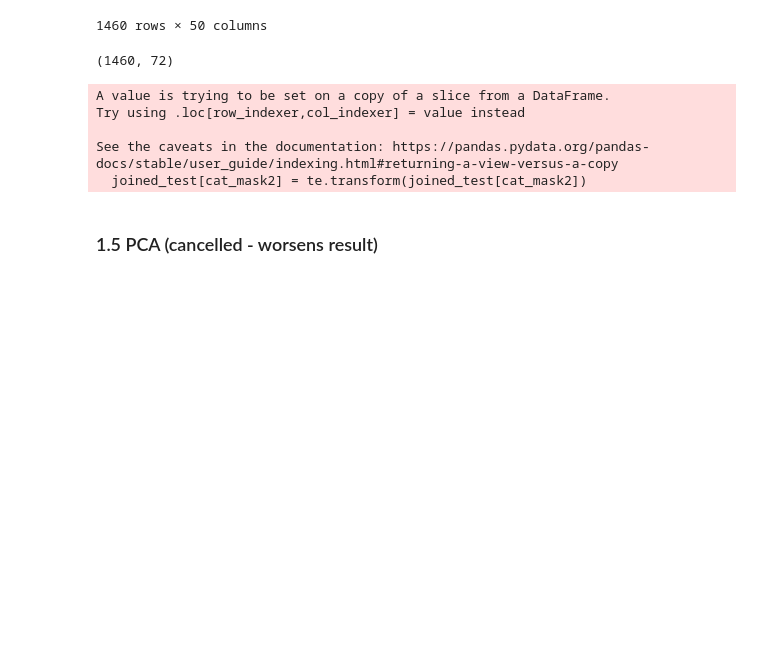
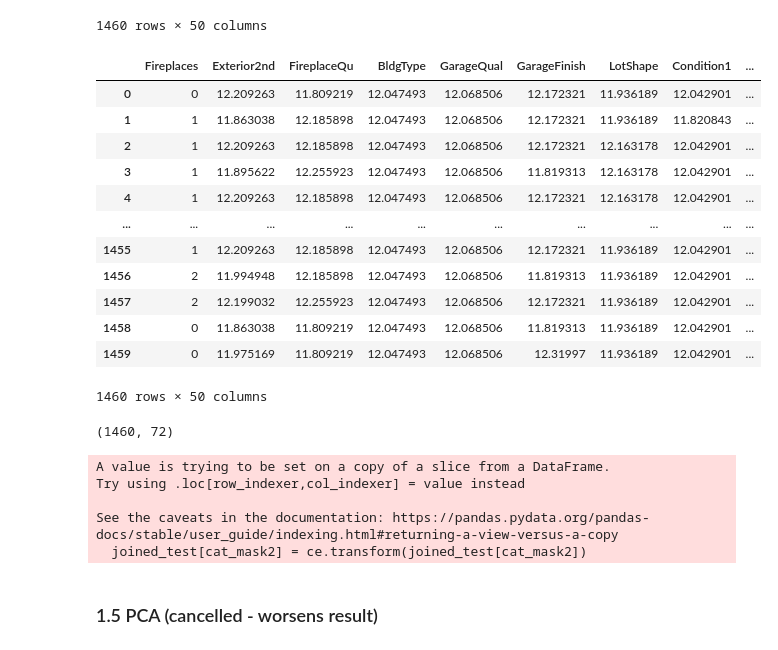
Before and after one commit to Alex-Dolgikh/house_prices_project, a Jupyter notebook: house_prices.ipynb, the cells around one changed output. Saved outputs shown, nothing was run; the diff lists cells and outputs as text; code cells hidden in the pictures; blank space fills up the shorter version.

```diff
--- a/house_prices.ipynb
+++ b/house_prices.ipynb
@@ -691,6 +693,28 @@ joined_train.loc[:,cat_mask]
 | 1458 | 11.809111 | 11.86277 | 11.809111 | 12.047492 | 12.06851 | 11.819163 | 11.936182 | 12.042901 | ... |
 | 1459 | 11.809111 | 11.975073 | 11.809111 | 12.047492 | 12.06851 | 12.320134 | 11.936182 | 12.042901 | ... |
 1460 rows × 50 columns
+# %%
+ce = CatBoostEncoder()
+
+ce.fit(joined_train.loc[:,cat_mask],y_log)
+
+joined_train.loc[:,cat_mask] = ce.transform(joined_train.loc[:,cat_mask])
+
+joined_train.loc[:,cat_mask]
+# %% [output]
+|  | Fireplaces | Exterior2nd | FireplaceQu | BldgType | GarageQual | GarageFinish | LotShape | Condition1 | ... |
+| 0 | 0 | 12.209263 | 11.809219 | 12.047493 | 12.068506 | 12.172321 | 11.936189 | 12.042901 | ... |
+| 1 | 1 | 11.863038 | 12.185898 | 12.047493 | 12.068506 | 12.172321 | 11.936189 | 11.820843 | ... |
+| 2 | 1 | 12.209263 | 12.185898 | 12.047493 | 12.068506 | 12.172321 | 12.163178 | 12.042901 | ... |
+| 3 | 1 | 11.895622 | 12.255923 | 12.047493 | 12.068506 | 11.819313 | 12.163178 | 12.042901 | ... |
+| 4 | 1 | 12.209263 | 12.185898 | 12.047493 | 12.068506 | 12.172321 | 12.163178 | 12.042901 | ... |
+| ... | ... | ... | ... | ... | ... | ... | ... | ... | ... |
+| 1455 | 1 | 12.209263 | 12.185898 | 12.047493 | 12.068506 | 12.172321 | 11.936189 | 12.042901 | ... |
+| 1456 | 2 | 11.994948 | 12.185898 | 12.047493 | 12.068506 | 11.819313 | 11.936189 | 12.042901 | ... |
+| 1457 | 2 | 12.199032 | 12.255923 | 12.047493 | 12.068506 | 12.172321 | 11.936189 | 12.042901 | ... |
+| 1458 | 0 | 11.863038 | 11.809219 | 12.047493 | 12.068506 | 11.819313 | 11.936189 | 12.042901 | ... |
+| 1459 | 0 | 11.975169 | 11.809219 | 12.047493 | 12.068506 | 12.31997 | 11.936189 | 12.042901 | ... |
+1460 rows × 50 columns
 # %%
 ss = StandardScaler()
 
@@ -702,14 +726,14 @@ pd.DataFrame(joined_train).shape
 (1460, 72)
 # %%
 
-joined_test[cat_mask2] = te.transform(joined_test[cat_mask2])
+joined_test[cat_mask2] = ce.transform(joined_test[cat_mask2])
 joined_test = ss.fit_transform(joined_test)
 # %% [output]
 A value is trying to be set on a copy of a slice from a DataFrame.
 Try using .loc[row_indexer,col_indexer] = value instead
 
 See the caveats in the documentation: https://pandas.pydata.org/pandas-docs/stable/user_guide/indexing.html#returning-a-view-versus-a-copy
-  joined_test[cat_mask2] = te.transform(joined_test[cat_mask2])
+  joined_test[cat_mask2] = ce.transform(joined_test[cat_mask2])
 # %% [markdown]
 ### 1.5 PCA (cancelled - worsens result)
 # %%
```
Also changed, not shown: parts of 8 cells of this notebook, 5 other files.
